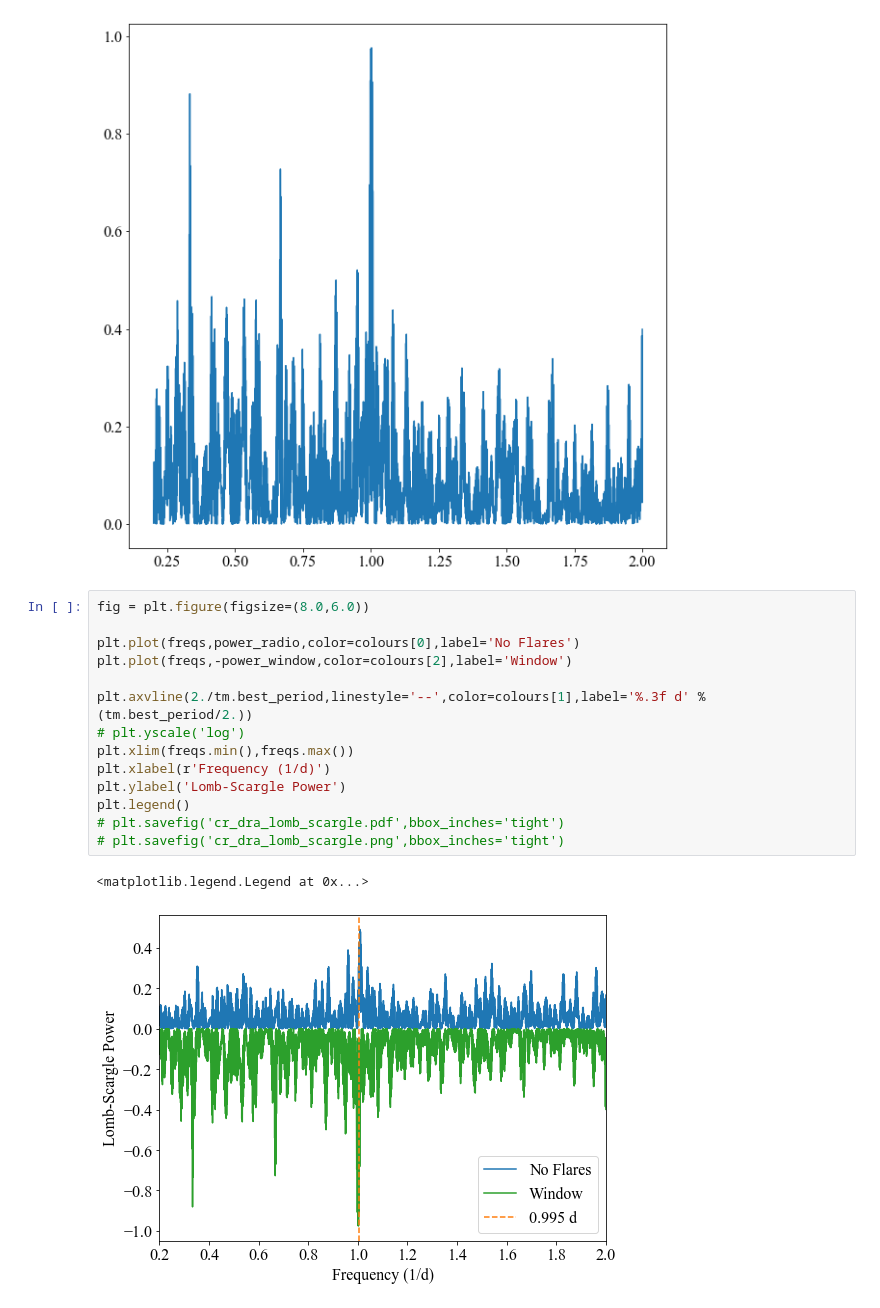
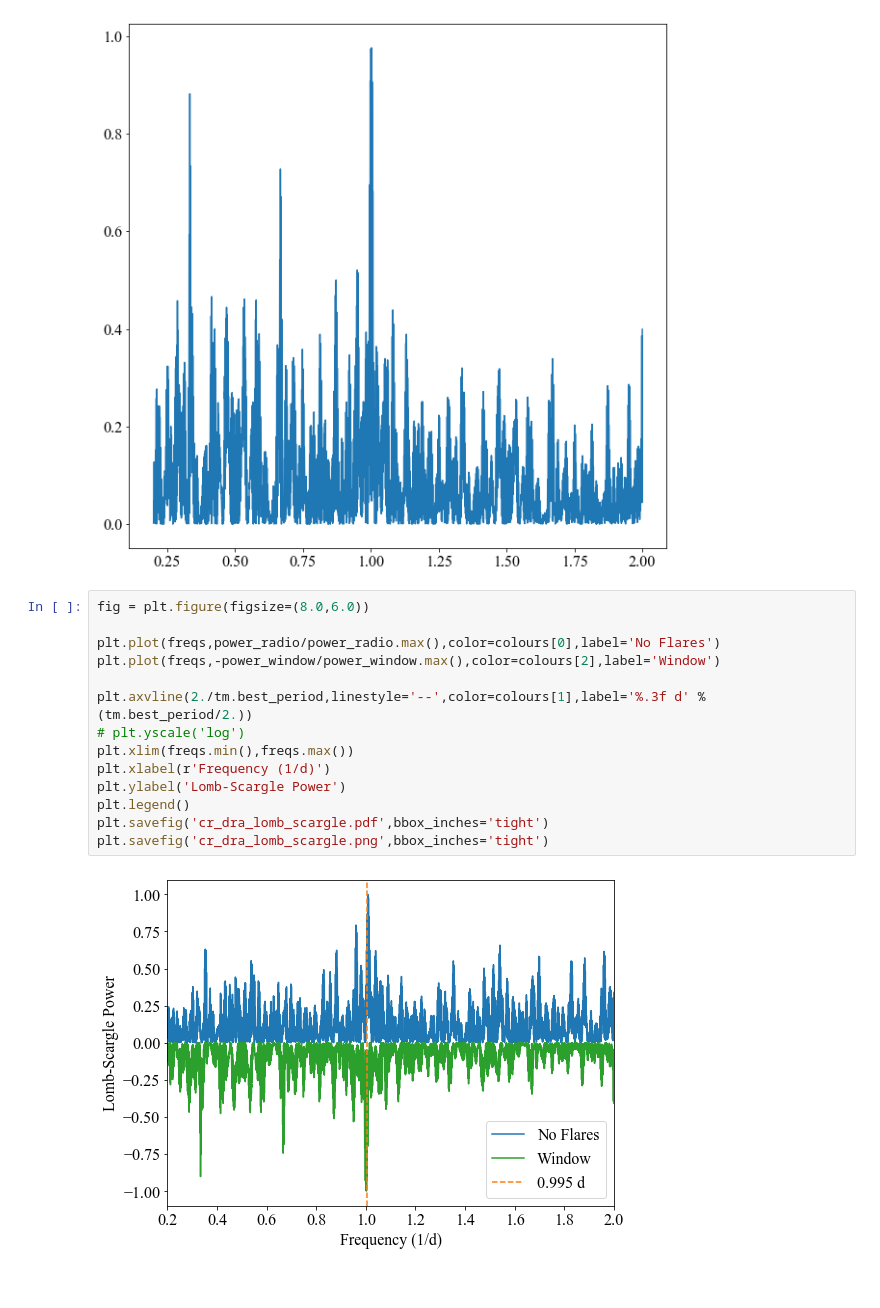
Before and after one commit to benjaminpope/mtv, a Jupyter notebook: notebooks/cr_dra.ipynb, the cells around one changed output. Cells and saved outputs as stored; diff of their text form.

```diff
--- a/notebooks/cr_dra.ipynb
+++ b/notebooks/cr_dra.ipynb
@@ -375,17 +375,16 @@ plt.plot(freqs,power_window)
 # %%
 fig = plt.figure(figsize=(8.0,6.0))
 
-plt.plot(freqs,power_radio,color=colours[0],label='No Flares')
-plt.plot(freqs,-power_window,color=colours[2],label='Window')
+plt.plot(freqs,power_radio/power_radio.max(),color=colours[0],label='No Flares')
+plt.plot(freqs,-power_window/power_window.max(),color=colours[2],label='Window')
 
 plt.axvline(2./tm.best_period,linestyle='--',color=colours[1],label='%.3f d' % (tm.best_period/2.))
 # plt.yscale('log')
 plt.xlim(freqs.min(),freqs.max())
 plt.xlabel(r'Frequency (1/d)')
 plt.ylabel('Lomb-Scargle Power')
 plt.legend()
-# plt.savefig('cr_dra_lomb_scargle.pdf',bbox_inches='tight')
-# plt.savefig('cr_dra_lomb_scargle.png',bbox_inches='tight')
+plt.savefig('cr_dra_lomb_scargle.pdf',bbox_inches='tight')
+plt.savefig('cr_dra_lomb_scargle.png',bbox_inches='tight')
 # %% [output]
-<matplotlib.legend.Legend at 0x...>
-[figure, old version]
+[figure, new version]
```
Also changed, not shown: parts of 10 cells of this notebook, 2 other files.
